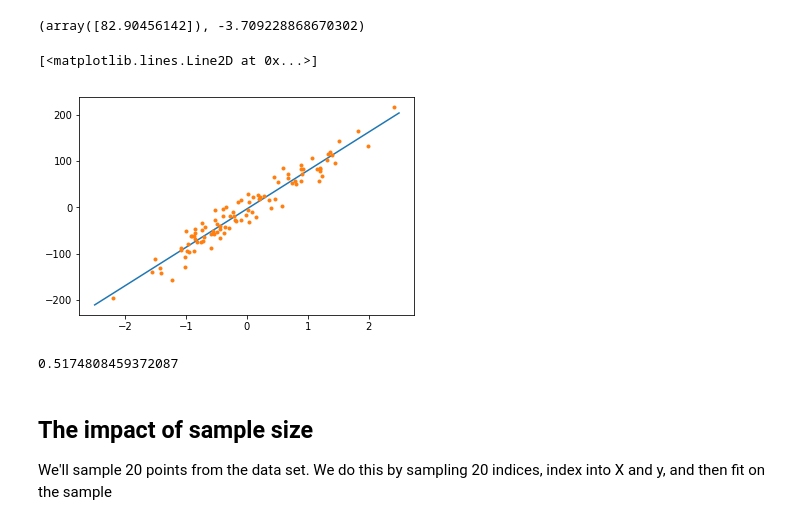
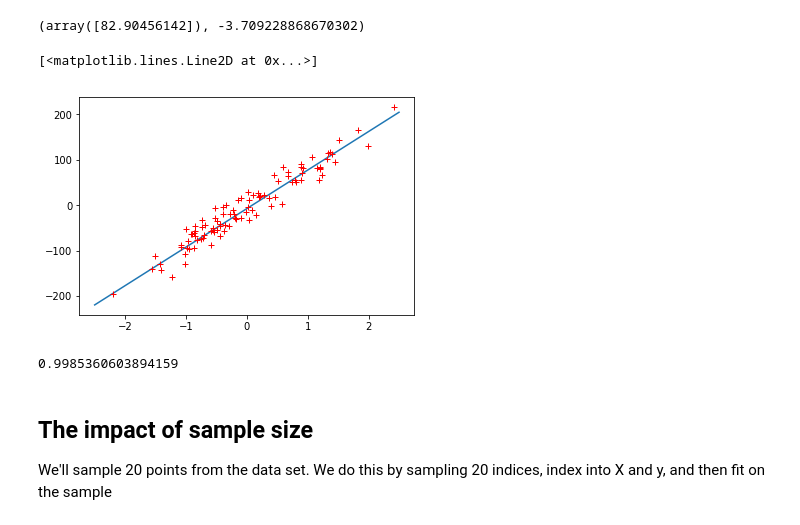
Before and after one commit to gokulbot/Regression-ai1-fall2019, a Jupyter notebook: linreg.ipynb, the cells around one changed output. Drawn from its saved outputs; the diff is of its cells as text; code cells hidden in the pictures.

```diff
--- a/linreg.ipynb
+++ b/linreg.ipynb
@@ -59,16 +59,16 @@ lr.coef_, lr.intercept_
 (array([82.90456142]), -3.709228868670302)
 # %%
 plt.plot(Xgrid, ypgrid)
-plt.plot(X, y, '.')
+plt.plot(X, y, 'r+')
 # %% [output]
 [<matplotlib.lines.Line2D at 0x...>]
-[figure, old version]
+[figure, new version]
 # %%
 from sklearn.metrics import r2_score
 # %%
-r2_score(y, lr.predict(X))
+r2_score(ypgrid, lr.predict(Xgrid))
 # %% [output]
-0.5174808459372087
+0.9985360603894159
 # %% [markdown]
 ## The impact of sample size
 
```
Also changed, not shown: parts of 17 cells of this notebook.
